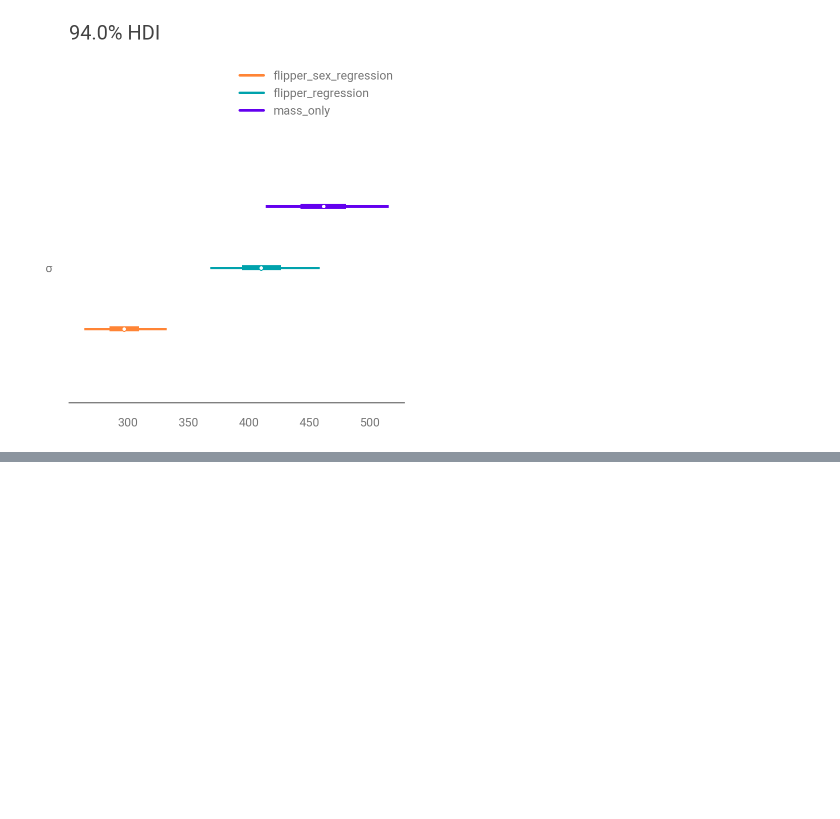
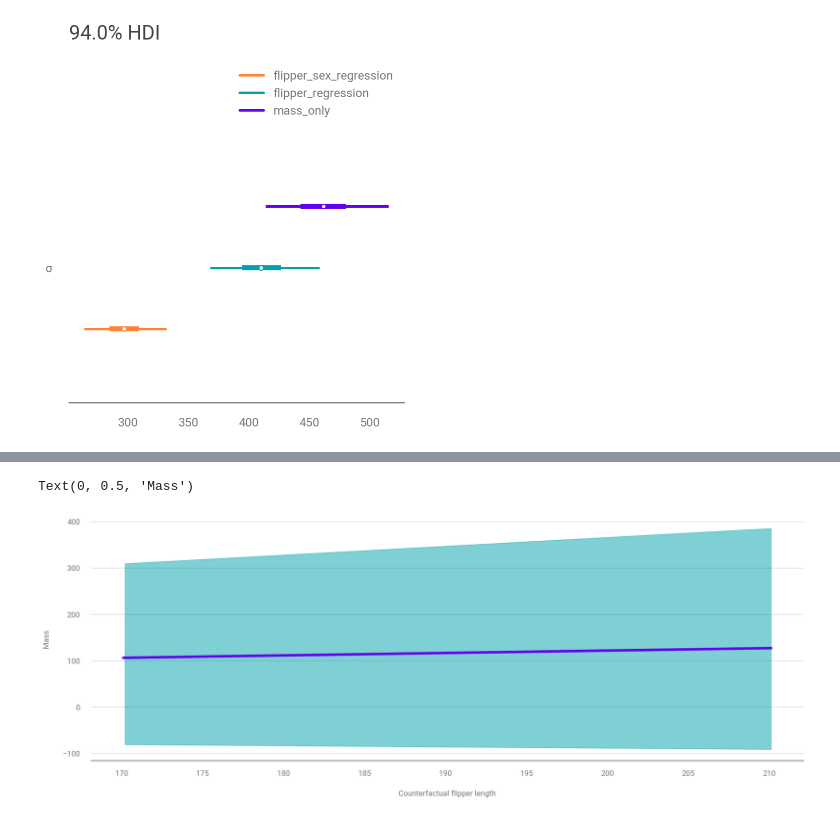
Before and after one commit to paw-lu/bayesian-modeling-computation-python, a Jupyter notebook: notebooks/3_linear_models_and_probabalistic_programming_languages.ipynb, the cells around one changed output, grey strips where cells are left out. Drawn from its saved outputs; the diff is of its cells as text; code cells hidden in the pictures; blank space fills up the shorter version.

```diff
--- a/notebooks/3_linear_models_and_probabalistic_programming_languages.ipynb
+++ b/notebooks/3_linear_models_and_probabalistic_programming_languages.ipynb
@@ -499,0 +513,61 @@ az.plot_forest(
+# %%
+def gen_jd_flipper_bill_sex(flipper_length, sex, bill_length, dtype=tf.float32):
+    flipper_length, sex, bill_length = tf.nest.map_structure(
+        lambda x: tf.constant(x, dtype), (flipper_length, sex, bill_length)
+    )
+
+    @tfd.JointDistributionCoroutine
+    def jd_flipper_bill_sex():
+        σ = yield root(tfd.HalfStudentT(df=100, loc=0, scale=2000, name="sigma"))
+        β_0 = yield root(tfd.Normal(loc=0, scale=3000, name="beta_0"))
+        β_1 = yield root(tfd.Normal(loc=0, scale=3000, name="beta_1"))
+        β_2 = yield root(tfd.Normal(loc=0, scale=3000, name="beta_2"))
+        β_3 = yield root(tfd.Normal(loc=0, scale=3000, name="beta_3"))
+        μ = (
+            β_0[..., None]
+            + β_1[..., None] * flipper_length
+            + β_2[..., None] * sex
+            + β_3[..., None] * bill_length
+        )
+        mass = yield tfd.Independent(
+            tfd.Normal(loc=μ, scale=σ[..., None]),
+            reinterpreted_batch_ndims=1,
+            name="mass",
+        )
+
+    return jd_flipper_bill_sex
+
+
+bill_length_obs = penguins.loc[adelie_mask, "bill_length_mm"]
+jd_flipper_bill_sex = gen_jd_flipper_bill_sex(
+    adelie_flipper_length_obs, sex_obs, bill_length_obs
+)
+
+mcmc_samples, sampler_stats = run_mcmc(
+    1000,
+    jd_flipper_bill_sex,
+    n_chains=4,
+    num_adaptation_steps=1000,
+    mass=tf.constant(adelie_mass_obs, tf.float32),
+)
+
+mean_flipper_length = penguins.loc[adelie_mask, "flipper_length_mm"].mean()
+# Counterfactual dimensions is set to 21 to allow us to get the mean exactly
+counterfactual_flipper_lengths = np.linspace(
+    mean_flipper_length - 20, mean_flipper_length + 20, 21
+)
+sex_male_indicator = np.zeros_like(counterfactual_flipper_lengths)
+mean_bill_length = np.ones_like(counterfactual_flipper_lengths) * bill_length_obs.mean()
+
+jd_flipper_bill_sex_counterfactual = gen_jd_flipper_bill_sex(
+    counterfactual_flipper_lengths, sex_male_indicator, mean_bill_length
+)
+ppc_samples = jd_flipper_bill_sex_counterfactual.sample(value=mcmc_samples)
+estimated_mass = ppc_samples[-1].numpy().reshape(-1, 21)
+
+_, ax = plt.subplots(figsize=(20, 7))
+az.plot_hdi(counterfactual_flipper_lengths, estimated_mass, ax=ax)
+ax.plot(counterfactual_flipper_lengths, estimated_mass.mean(axis=0), lw=4)
+ax.set_xlabel("Counterfactual flipper length")
+ax.set_ylabel("Mass")
+# %% [output]
@@ -499,0 +591,2 @@ az.plot_forest(
+Text(0, 0.5, 'Mass')
+[figure, added]
```
Also changed, not shown: parts of 25 cells of this notebook, 5 other files.
